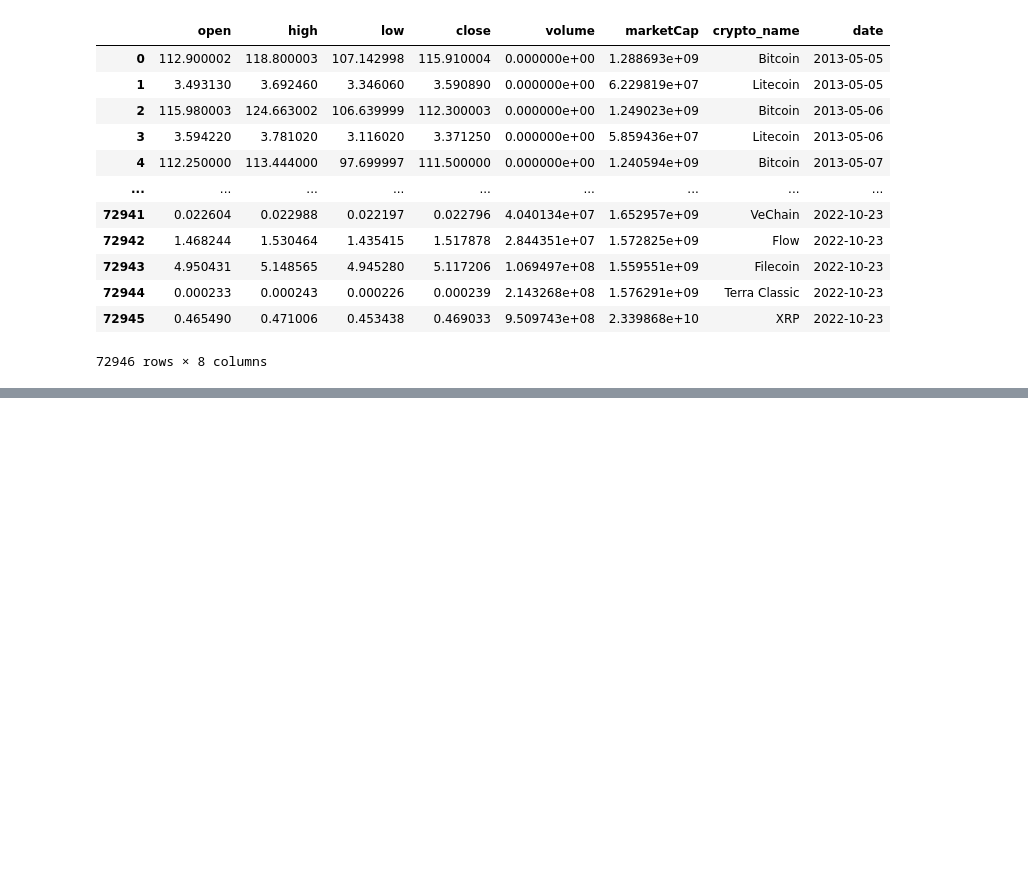
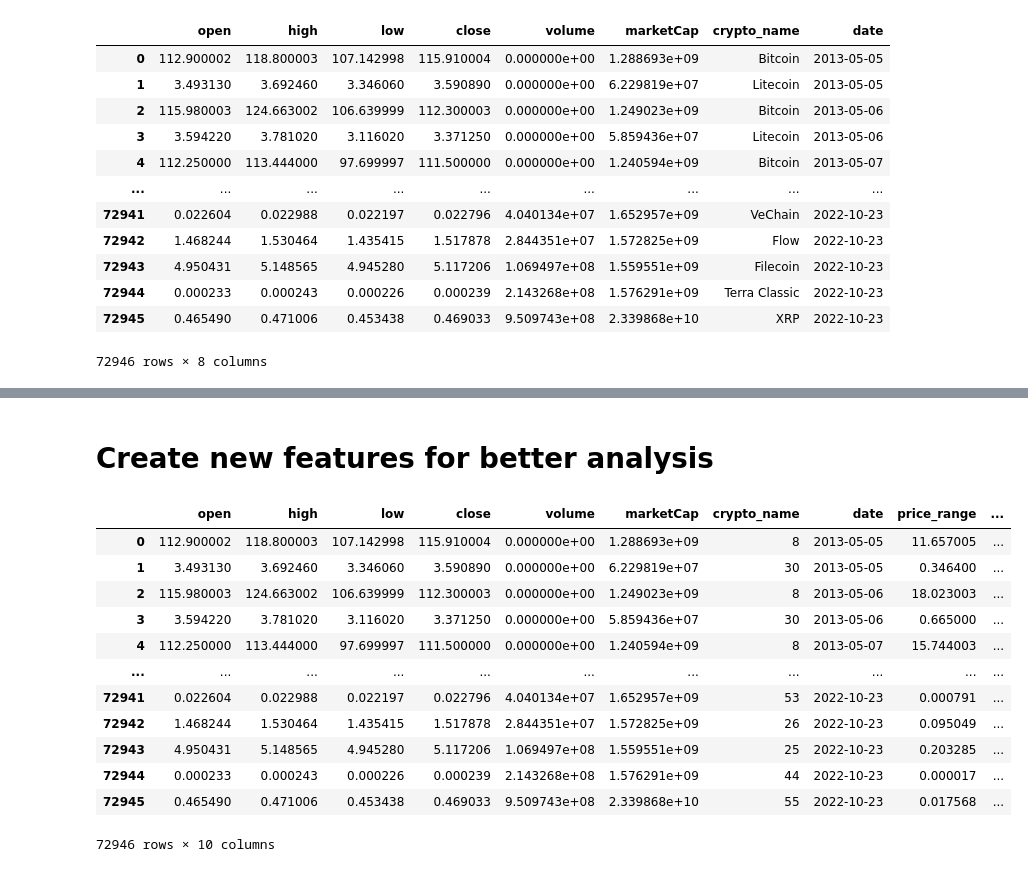
Before and after one commit to nomanrafi/A-Comprehensive-Analysis-of-Cryptocurrency-Price-Patterns, a Jupyter notebook: cryptocurrency-patterns.ipynb, the cells around one changed output, grey strips where cells are left out. Cells and saved outputs as stored; diff of their text form; code cells hidden in the pictures; blank space fills up the shorter version.

```diff
--- a/cryptocurrency-patterns.ipynb
+++ b/cryptocurrency-patterns.ipynb
@@ -110,0 +138,2 @@ df
+# %% [markdown]
+# Create new features for better analysis
@@ -110,0 +143,16 @@ df
+# %%
+df
+# %% [output]
+|  | open | high | low | close | volume | marketCap | crypto_name | date | price_range | ... |
+| 0 | 112.900002 | 118.800003 | 107.142998 | 115.910004 | 0.000000e+00 | 1.288693e+09 | 8 | 2013-05-05 | 11.657005 | ... |
+| 1 | 3.493130 | 3.692460 | 3.346060 | 3.590890 | 0.000000e+00 | 6.229819e+07 | 30 | 2013-05-05 | 0.346400 | ... |
+| 2 | 115.980003 | 124.663002 | 106.639999 | 112.300003 | 0.000000e+00 | 1.249023e+09 | 8 | 2013-05-06 | 18.023003 | ... |
+| 3 | 3.594220 | 3.781020 | 3.116020 | 3.371250 | 0.000000e+00 | 5.859436e+07 | 30 | 2013-05-06 | 0.665000 | ... |
+| 4 | 112.250000 | 113.444000 | 97.699997 | 111.500000 | 0.000000e+00 | 1.240594e+09 | 8 | 2013-05-07 | 15.744003 | ... |
+| ... | ... | ... | ... | ... | ... | ... | ... | ... | ... | ... |
+| 72941 | 0.022604 | 0.022988 | 0.022197 | 0.022796 | 4.040134e+07 | 1.652957e+09 | 53 | 2022-10-23 | 0.000791 | ... |
+| 72942 | 1.468244 | 1.530464 | 1.435415 | 1.517878 | 2.844351e+07 | 1.572825e+09 | 26 | 2022-10-23 | 0.095049 | ... |
+| 72943 | 4.950431 | 5.148565 | 4.945280 | 5.117206 | 1.069497e+08 | 1.559551e+09 | 25 | 2022-10-23 | 0.203285 | ... |
+| 72944 | 0.000233 | 0.000243 | 0.000226 | 0.000239 | 2.143268e+08 | 1.576291e+09 | 44 | 2022-10-23 | 0.000017 | ... |
+| 72945 | 0.465490 | 0.471006 | 0.453438 | 0.469033 | 9.509743e+08 | 2.339868e+10 | 55 | 2022-10-23 | 0.017568 | ... |
+72946 rows × 10 columns
```
Also changed, not shown: parts of 34 cells of this notebook.
